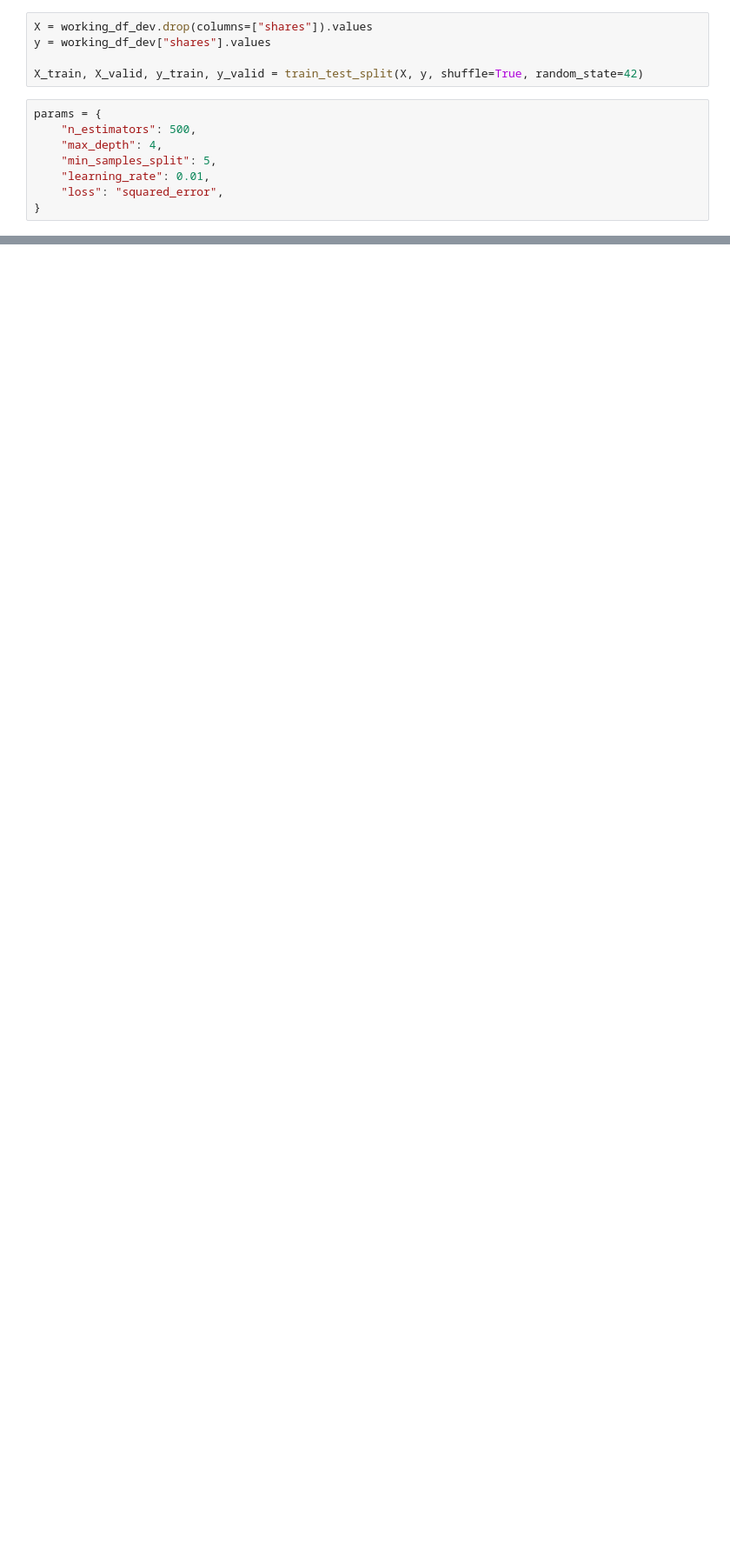
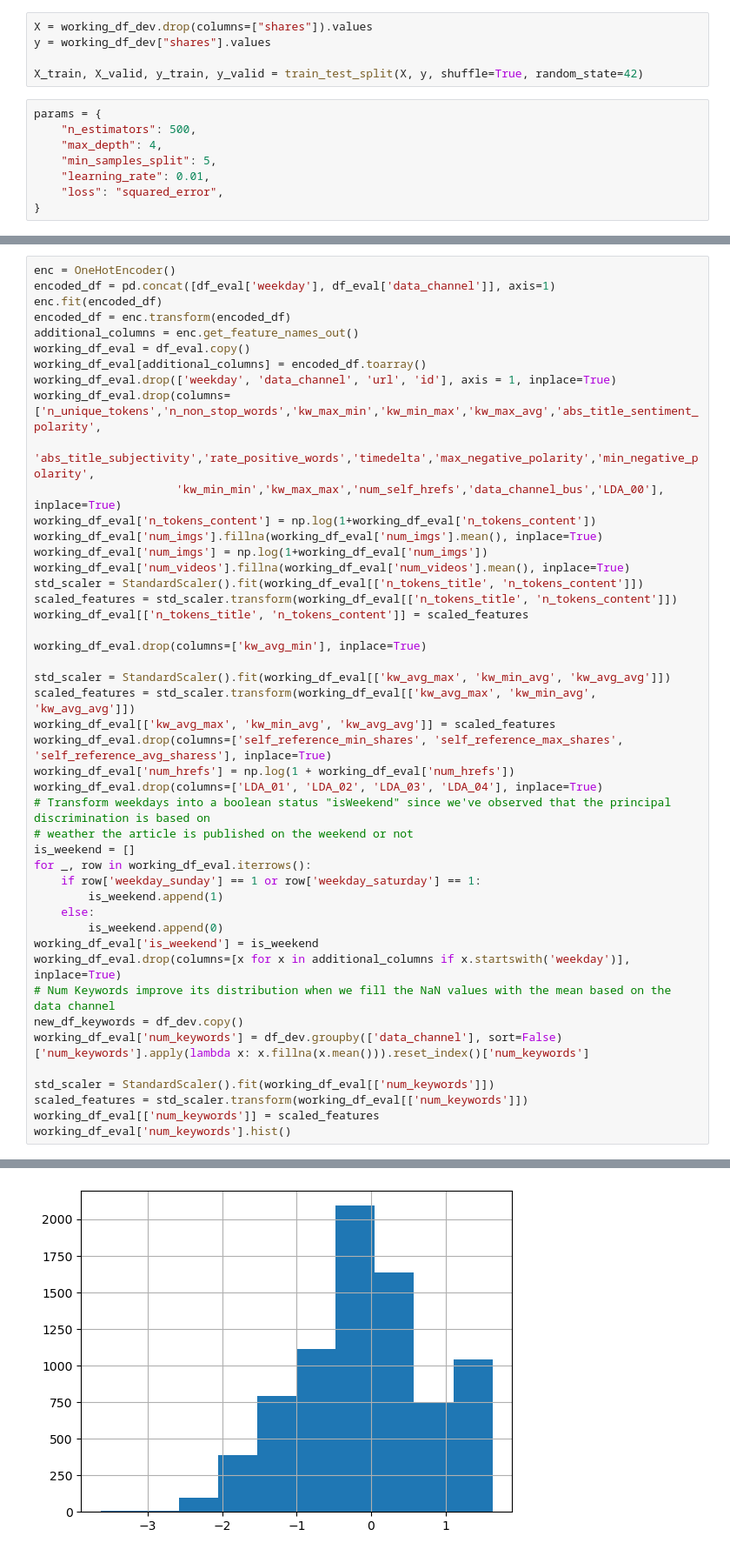
Before and after one commit to lolloberga/predict-shares-online-news, a Jupyter notebook: feature_engeneering/model_xgboost.ipynb, the cells around one changed output, grey strips where cells are left out. Shown at 87% size. Saved outputs shown, nothing was run; the diff lists cells and outputs as text; blank space fills up the shorter version.

```diff
--- a/feature_engeneering/model_xgboost.ipynb
+++ b/feature_engeneering/model_xgboost.ipynb
@@ -199,0 +224,47 @@ print(adj_r2)
+# %%
+enc = OneHotEncoder()
+encoded_df = pd.concat([df_eval['weekday'], df_eval['data_channel']], axis=1)
+enc.fit(encoded_df)
+encoded_df = enc.transform(encoded_df)
+additional_columns = enc.get_feature_names_out()
+working_df_eval = df_eval.copy()
+working_df_eval[additional_columns] = encoded_df.toarray()
+working_df_eval.drop(['weekday', 'data_channel', 'url', 'id'], axis = 1, inplace=True)
+working_df_eval.drop(columns=['n_unique_tokens','n_non_stop_words','kw_max_min','kw_min_max','kw_max_avg','abs_title_sentiment_polarity',
+                     'abs_title_subjectivity','rate_positive_words','timedelta','max_negative_polarity','min_negative_polarity',
+                     'kw_min_min','kw_max_max','num_self_hrefs','data_channel_bus','LDA_00'], inplace=True)
+working_df_eval['n_tokens_content'] = np.log(1+working_df_eval['n_tokens_content'])
+working_df_eval['num_imgs'].fillna(working_df_eval['num_imgs'].mean(), inplace=True)
+working_df_eval['num_imgs'] = np.log(1+working_df_eval['num_imgs'])
+working_df_eval['num_videos'].fillna(working_df_eval['num_videos'].mean(), inplace=True)
+std_scaler = StandardScaler().fit(working_df_eval[['n_tokens_title', 'n_tokens_content']])
+scaled_features = std_scaler.transform(working_df_eval[['n_tokens_title', 'n_tokens_content']])
+working_df_eval[['n_tokens_title', 'n_tokens_content']] = scaled_features
+
+working_df_eval.drop(columns=['kw_avg_min'], inplace=True)
+
+std_scaler = StandardScaler().fit(working_df_eval[['kw_avg_max', 'kw_min_avg', 'kw_avg_avg']])
+scaled_features = std_scaler.transform(working_df_eval[['kw_avg_max', 'kw_min_avg', 'kw_avg_avg']])
+working_df_eval[['kw_avg_max', 'kw_min_avg', 'kw_avg_avg']] = scaled_features
+working_df_eval.drop(columns=['self_reference_min_shares', 'self_reference_max_shares', 'self_reference_avg_sharess'], inplace=True)
+working_df_eval['num_hrefs'] = np.log(1 + working_df_eval['num_hrefs'])
+working_df_eval.drop(columns=['LDA_01', 'LDA_02', 'LDA_03', 'LDA_04'], inplace=True)
+# Transform weekdays into a boolean status "isWeekend" since we've observed that the principal discrimination is based on
+# weather the article is published on the weekend or not
+is_weekend = []
+for _, row in working_df_eval.iterrows():
+    if row['weekday_sunday'] == 1 or row['weekday_saturday'] == 1:
+        is_weekend.append(1)
+    else:
+        is_weekend.append(0)
+working_df_eval['is_weekend'] = is_weekend
+working_df_eval.drop(columns=[x for x in additional_columns if x.startswith('weekday')], inplace=True)
+# Num Keywords improve its distribution when we fill the NaN values with the mean based on the data channel
+new_df_keywords = df_dev.copy()
+working_df_eval['num_keywords'] = df_dev.groupby(['data_channel'], sort=False)['num_keywords'].apply(lambda x: x.fillna(x.mean())).reset_index()['num_keywords']
+
+std_scaler = StandardScaler().fit(working_df_eval[['num_keywords']])
+scaled_features = std_scaler.transform(working_df_eval[['num_keywords']])
+working_df_eval[['num_keywords']] = scaled_features
+working_df_eval['num_keywords'].hist()
+# %% [output]
@@ -199,0 +280 @@ print(adj_r2)
+[figure, added]
```
Also changed, not shown: parts of 13 cells of this notebook.
